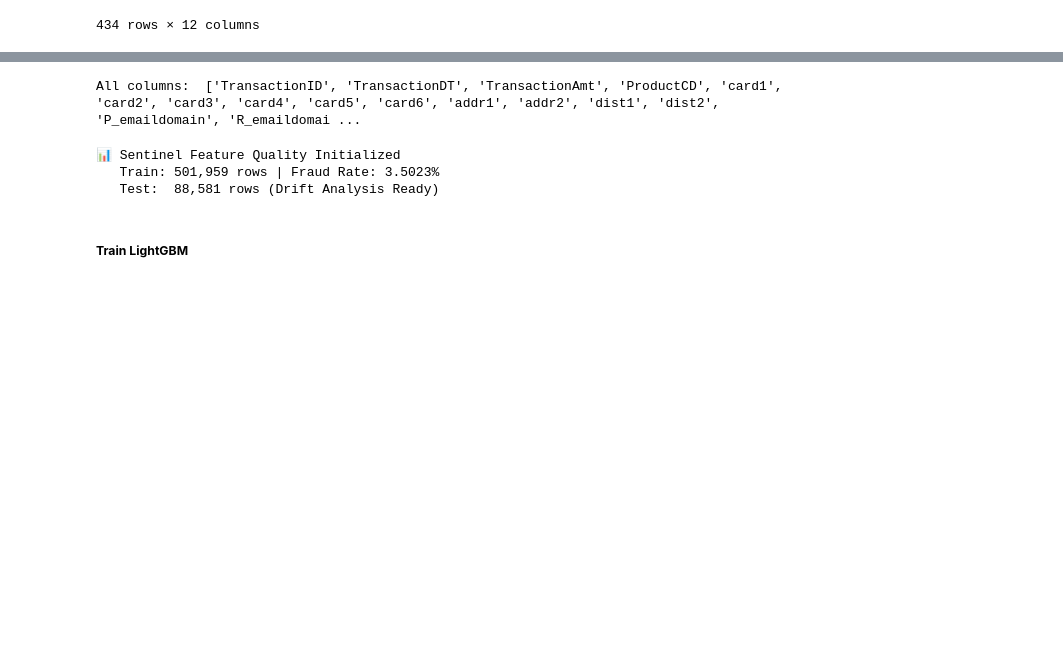
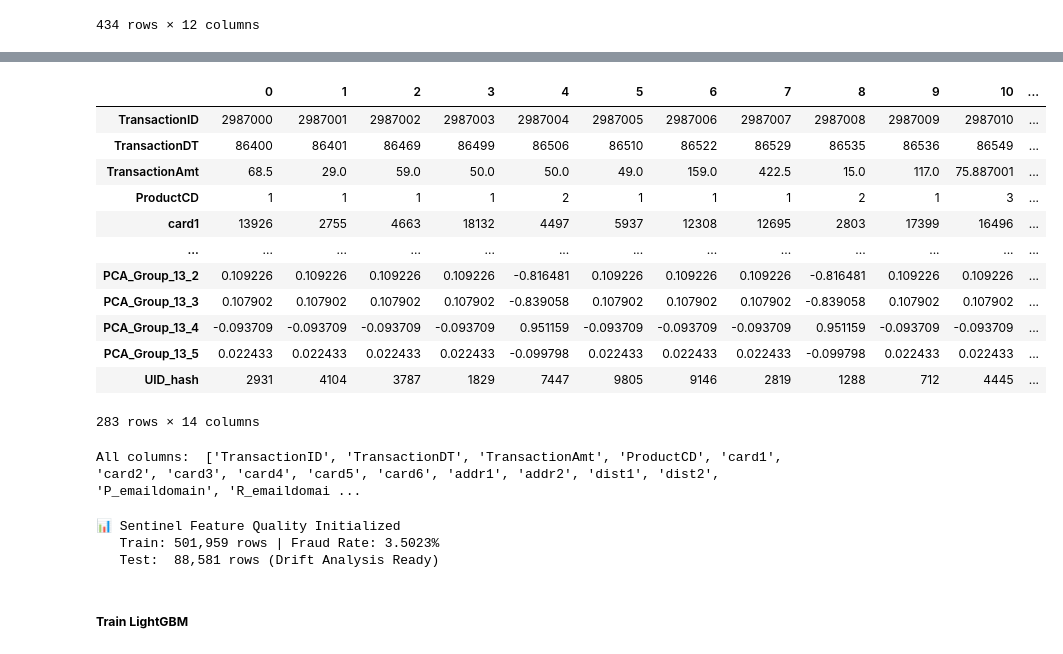
Before and after one commit to kmache/sentinel-fraud-ops, a Jupyter notebook: notebooks/01_exploration.ipynb, the cells around one changed output, grey strips where cells are left out. Drawn from its saved outputs; the diff is of its cells as text; code cells hidden in the pictures; blank space fills up the shorter version.

```diff
--- a/notebooks/01_exploration.ipynb
+++ b/notebooks/01_exploration.ipynb
@@ -86,6 +111,22 @@ Dropped 9 columns
 ✅ Ready. Train: (501959, 283), Test: (88581, 283)
 # %%
 X_train_eng, y_train, X_test_eng, y_test = trainer.X_train, trainer.y_train, trainer.X_test, trainer.y_test
+# %%
+X_train_eng.head(14).T
+# %% [output]
+|  | 0 | 1 | 2 | 3 | 4 | 5 | 6 | 7 | 8 | 9 | 10 | ... |
+| TransactionID | 2987000 | 2987001 | 2987002 | 2987003 | 2987004 | 2987005 | 2987006 | 2987007 | 2987008 | 2987009 | 2987010 | ... |
+| TransactionDT | 86400 | 86401 | 86469 | 86499 | 86506 | 86510 | 86522 | 86529 | 86535 | 86536 | 86549 | ... |
+| TransactionAmt | 68.5 | 29.0 | 59.0 | 50.0 | 50.0 | 49.0 | 159.0 | 422.5 | 15.0 | 117.0 | 75.887001 | ... |
+| ProductCD | 1 | 1 | 1 | 1 | 2 | 1 | 1 | 1 | 2 | 1 | 3 | ... |
+| card1 | 13926 | 2755 | 4663 | 18132 | 4497 | 5937 | 12308 | 12695 | 2803 | 17399 | 16496 | ... |
+| ... | ... | ... | ... | ... | ... | ... | ... | ... | ... | ... | ... | ... |
+| PCA_Group_13_2 | 0.109226 | 0.109226 | 0.109226 | 0.109226 | -0.816481 | 0.109226 | 0.109226 | 0.109226 | -0.816481 | 0.109226 | 0.109226 | ... |
+| PCA_Group_13_3 | 0.107902 | 0.107902 | 0.107902 | 0.107902 | -0.839058 | 0.107902 | 0.107902 | 0.107902 | -0.839058 | 0.107902 | 0.107902 | ... |
+| PCA_Group_13_4 | -0.093709 | -0.093709 | -0.093709 | -0.093709 | 0.951159 | -0.093709 | -0.093709 | -0.093709 | 0.951159 | -0.093709 | -0.093709 | ... |
+| PCA_Group_13_5 | 0.022433 | 0.022433 | 0.022433 | 0.022433 | -0.099798 | 0.022433 | 0.022433 | 0.022433 | -0.099798 | 0.022433 | 0.022433 | ... |
+| UID_hash | 2931 | 4104 | 3787 | 1829 | 7447 | 9805 | 9146 | 2819 | 1288 | 712 | 4445 | ... |
+283 rows × 14 columns
 # %%
 all_cols = X_train_eng.columns.tolist()
 print('All columns: ', all_cols)
```
Also changed, not shown: parts of 76 cells of this notebook, 15 other files.
